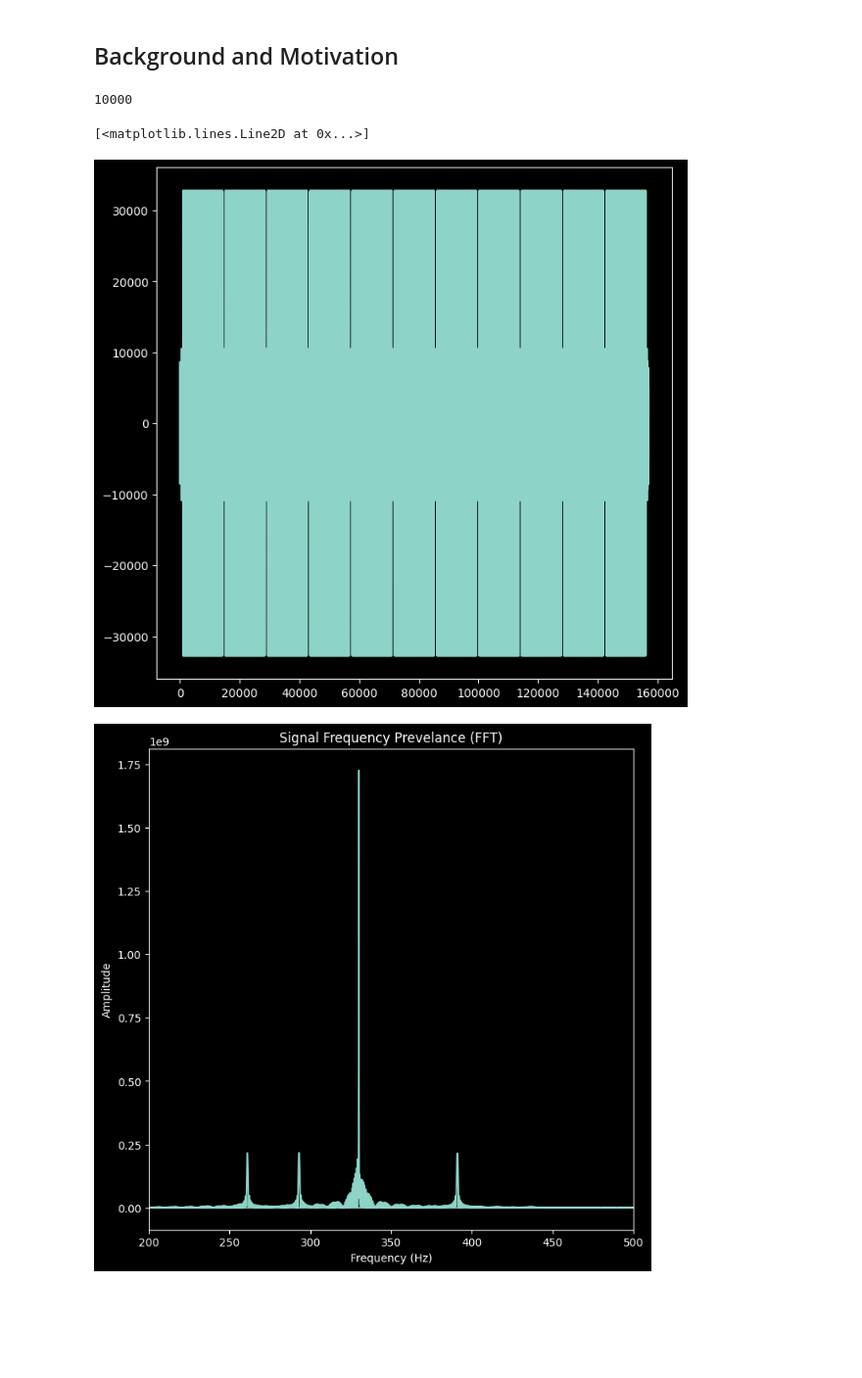
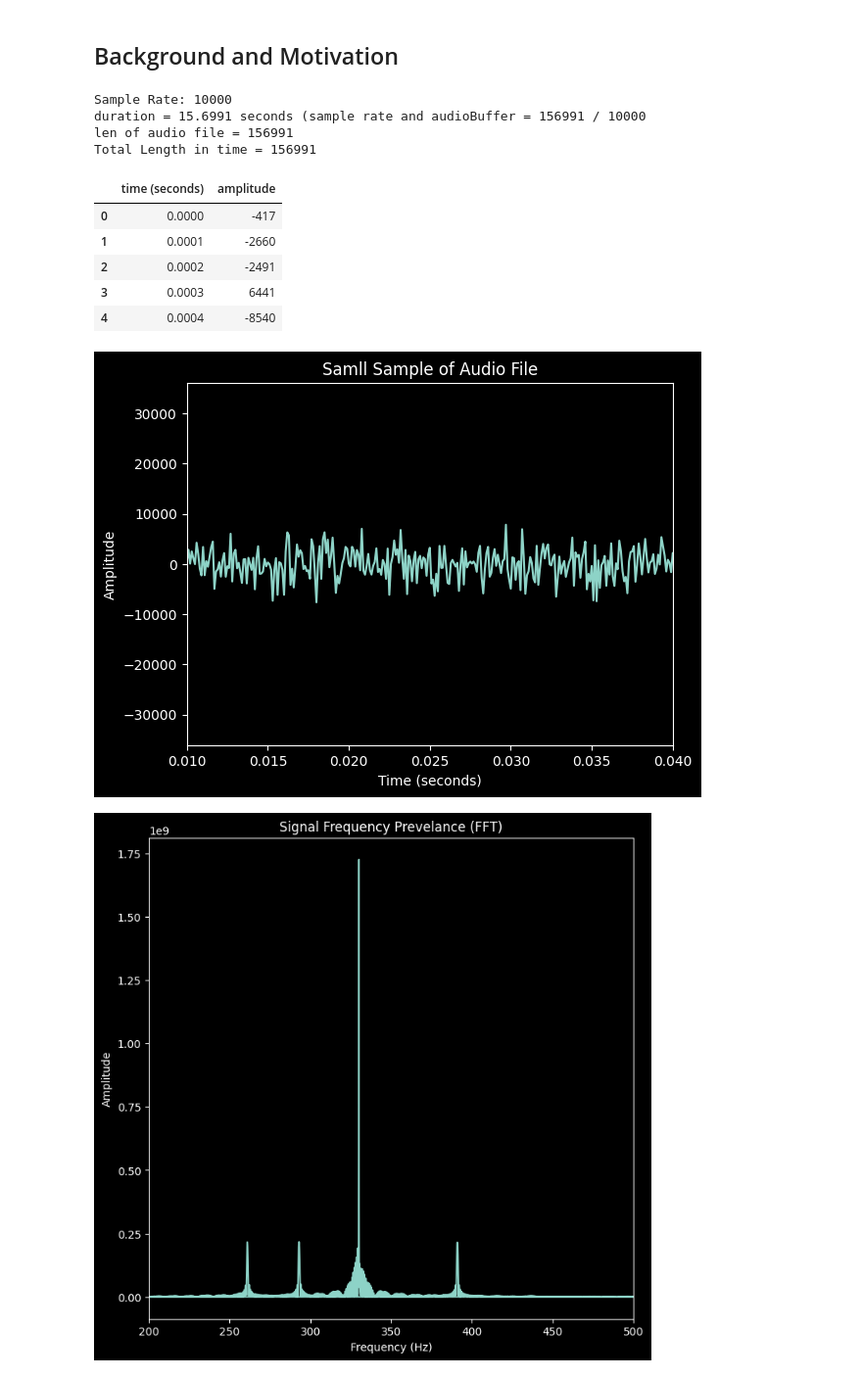
Before and after one commit to cyschneck/geocat-research, a Jupyter notebook: vast/wavelet_p1.ipynb, the cells around one changed output. Shown at 98% size. Saved outputs shown, nothing was run; the diff lists cells and outputs as text; code cells hidden in the pictures; blank space fills up the shorter version.

Commit message:
jingle bells example

```diff
--- a/vast/wavelet_p1.ipynb
+++ b/vast/wavelet_p1.ipynb
@@ -12,16 +13,44 @@ plt.style.use('dark_background')
 # %%
 # Load .wav file data
 sample_rate, signal_data = wavfile.read('jingle_bells.wav')
-print(sample_rate)
+
+# Frequency determines the chord
+
+duration = len(signal_data) / sample_rate
+time = np.arange(0, duration, 1/sample_rate)
+
+print(f"Sample Rate: {sample_rate}")
+print(f"duration = {duration} seconds (sample rate and audioBuffer = {len(signal_data)} / {sample_rate}")
+print(f"len of audio file = {len(signal_data)}")
+print(f"Total Length in time = {len(time)}")
 # %% [output]
-10000
+Sample Rate: 10000
+duration = 15.6991 seconds (sample rate and audioBuffer = 156991 / 10000
+len of audio file = 156991
+Total Length in time = 156991
 # %%
-# Plot Audio Signal
-fig, ax = plt.subplots(figsize=(8, 8))
-plt.plot(signal_data)
+# Plot .wav file
+signal_df = pd.DataFrame({'time (seconds)': time, 'amplitude': signal_data})
+signal_df.head()
 # %% [output]
-[<matplotlib.lines.Line2D at 0x...>]
-[figure, removed]
+|  | time (seconds) | amplitude |
+| 0 | 0.0000 | -417 |
+| 1 | 0.0001 | -2660 |
+| 2 | 0.0002 | -2491 |
+| 3 | 0.0003 | 6441 |
+| 4 | 0.0004 | -8540 |
+# %%
+# Plot .wav file
+fig, ax = plt.subplots()
+fig = plt.plot(signal_df["time (seconds)"], signal_df["amplitude"])
+plt.title("Samll Sample of Audio File")
+ax.set_xlim(signal_df["time (seconds)"][100], signal_df["time (seconds)"][400])
+plt.xlabel("Time (seconds)")
+plt.ylabel("Amplitude")
+plt.savefig("jingle_bells_sample.png")
+plt.show()
+# %% [output]
+[figure, added]
 # %%
 # Fast Fourier Transform
 
```
Also changed, not shown: parts of 3 cells of this notebook, 4 other files.
